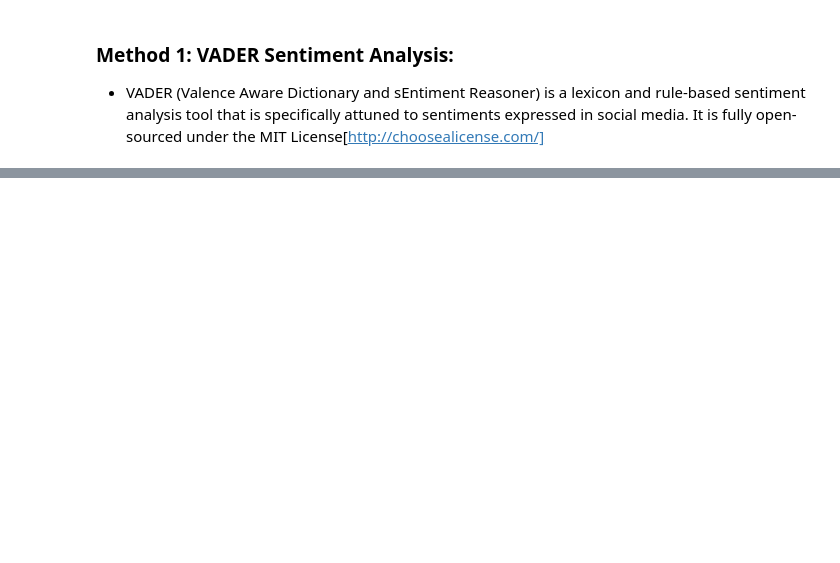
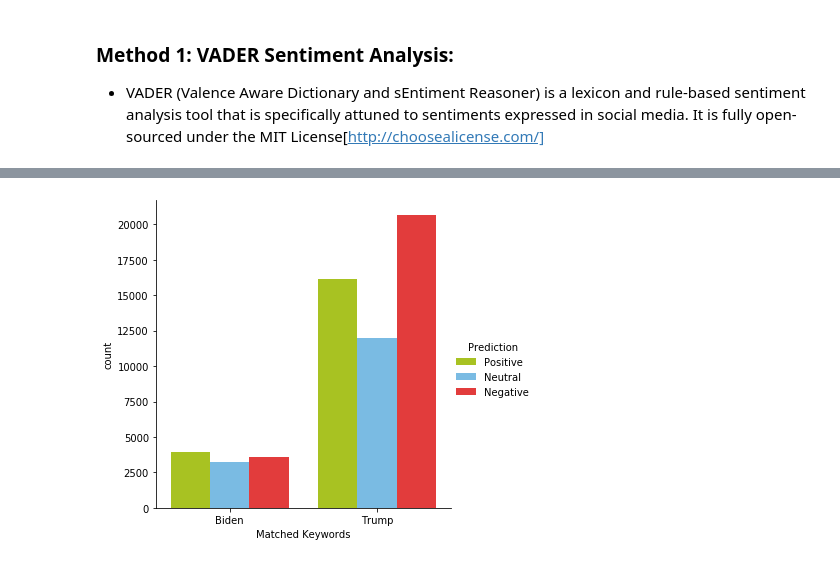
Before and after one commit to RUB-Project-Team/sentimentanalysis, a Jupyter notebook: sentimentAnalysis/tweeterSentimentModel.ipynb, the cells around one changed output, grey strips where cells are left out. Saved outputs shown, nothing was run; the diff lists cells and outputs as text; code cells hidden in the pictures; blank space fills up the shorter version.

```diff
--- a/sentimentAnalysis/tweeterSentimentModel.ipynb
+++ b/sentimentAnalysis/tweeterSentimentModel.ipynb
@@ -526,2 +87,0 @@ for wordList in tokenized_tweet:
-# %%
-tweet_df['tidy_tweet_tok'] = tokenized_tweets
@@ -634,0 +146,13 @@ print(list(users_who_will_follow_me['id']))
+# %%
+# creating instance of labelencoder
+labelencoder = LabelEncoder()
+# %%
+tweet_df['encodePrediction'] = labelencoder.fit_transform(tweet_df['Prediction'])
+# %%
+fc = sns.factorplot(x="Matched Keywords", hue="Prediction",
+                    data=tweet_df, kind="count",
+                    palette={"Negative": "#FE2020",
+                             "Positive": "#BADD07",
+                             "Neutral": "#68BFF5"})
+# %% [output]
+[figure, added]
```
Also changed, not shown: parts of 99 cells of this notebook, 1 other file.
